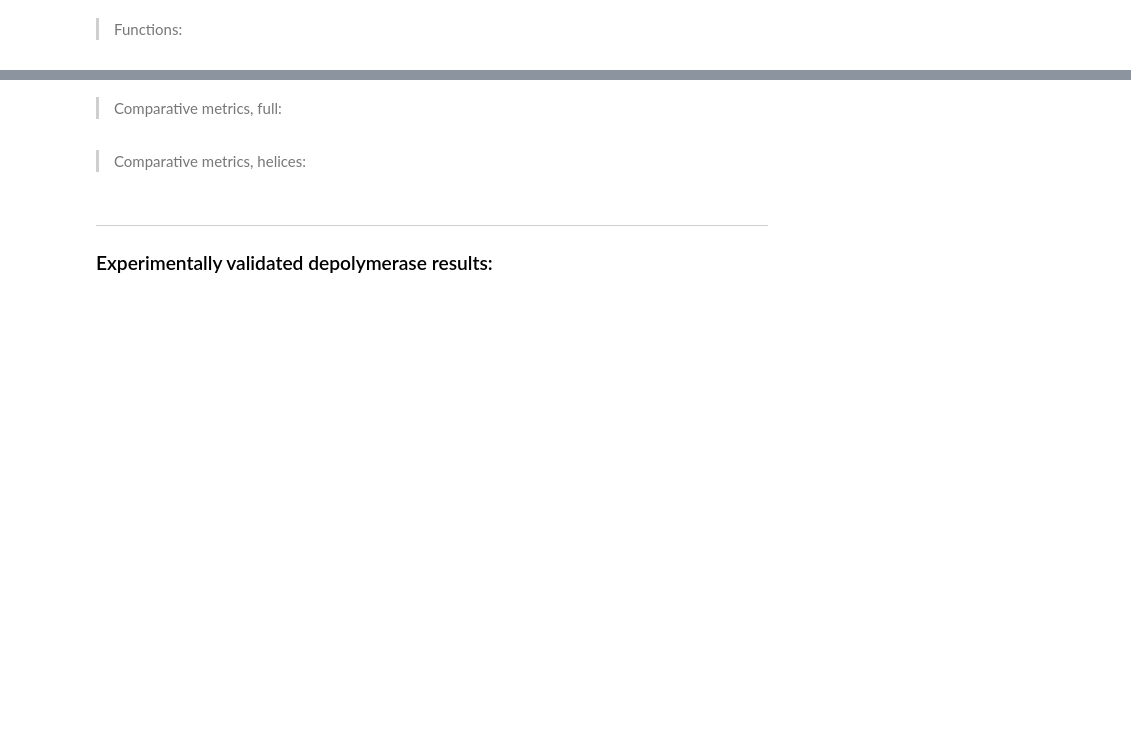
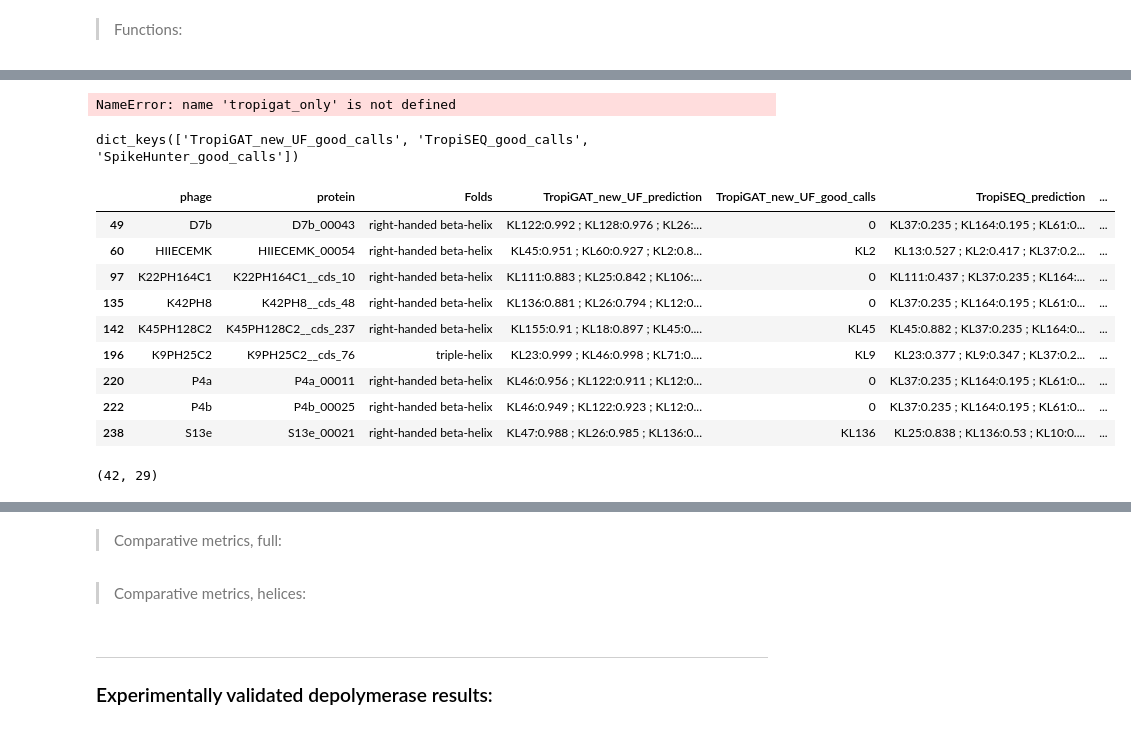
Before and after one commit to conchaeloko/DpoTropiSearch, a Jupyter notebook: benchmark/B.Compile_results.ipynb, the cells around one changed output, grey strips where cells are left out. Drawn from its saved outputs; the diff is of its cells as text; code cells hidden in the pictures; blank space fills up the shorter version.

```diff
--- a/benchmark/B.Compile_results.ipynb
+++ b/benchmark/B.Compile_results.ipynb
@@ -529,7 +547,7 @@ def clean_print(dico) :
 # %%
 helices_results_bench_df = results_bench_df[results_bench_df["Folds"].isin(["triple-helix","right-handed beta-helix"])]
 
-t = 10
+t = 15
 
 good_calls_extended = get_good_calls_extended(results_bench_df, threshold = t)
 good_calls_helices = get_good_calls_extended(helices_results_bench_df, threshold = t)
@@ -563 +571,21 @@ TropiLogReg_good_calls 21
 SpikeHunter_good_calls 44
+# %%
+set_calls = {}
+for predictor, calls in good_calls_helices.items() :
+    new_list = []
+    for call in calls :
+        a = (call[0], call[1], call[2])
+        new_list.append(a)
+    set_calls[predictor] = set(new_list)
+# %%
+# Closer look at the differences :
+tropicall = set_calls["TropiGAT_new_UF_good_calls"].union(set_calls["TropiSEQ_good_calls"])
+
+tropigat_only = set_calls["TropiGAT_new_UF_good_calls"] - set_calls["TropiSEQ_good_calls"]
+tropiset_only = set_calls["TropiSEQ_good_calls"] - set_calls["TropiGAT_new_UF_good_calls"]
+
+spikehunter_only = set_calls["SpikeHunter_good_calls"] - tropicall
+non_spikehunter = tropicall - set_calls["SpikeHunter_good_calls"]
+consensus_calls = set_calls["TropiGAT_new_UF_good_calls"] & set_calls["TropiSEQ_good_calls"] & set_calls["SpikeHunter_good_calls"]
+
+cluster_based_calls = set_calls["TropiSEQ_good_calls"] & set_calls["SpikeHunter_good_calls"]
@@ -564,2 +711,32 @@ SpikeHunter_good_calls 44
+# %%
+tropigat_only_proteins = [a[1] for a in tropigat_only]
+spikehunter_only_proteins = [a[1] for a in spikehunter_only]
+
+
+results_bench_df[results_bench_df["protein"].isin(spikehunter_only_proteins)]
+# %% [output]
+NameError: name 'tropigat_only' is not defined
+# %%
+good_calls_helices.keys()
+# %% [output]
+dict_keys(['TropiGAT_new_UF_good_calls', 'TropiSEQ_good_calls', 'SpikeHunter_good_calls'])
+# %%
+results_bench_df[results_bench_df["protein"].isin(spikehunter_only_proteins)]
+# %% [output]
+|  | phage | protein | Folds | TropiGAT_new_UF_prediction | TropiGAT_new_UF_good_calls | TropiSEQ_prediction | ... |
+| 49 | D7b | D7b_00043 | right-handed beta-helix | KL122:0.992 ; KL128:0.976 ; KL26:... | 0 | KL37:0.235 ; KL164:0.195 ; KL61:0... | ... |
+| 60 | HIIECEMK | HIIECEMK_00054 | right-handed beta-helix | KL45:0.951 ; KL60:0.927 ; KL2:0.8... | KL2 | KL13:0.527 ; KL2:0.417 ; KL37:0.2... | ... |
+| 97 | K22PH164C1 | K22PH164C1__cds_10 | right-handed beta-helix | KL111:0.883 ; KL25:0.842 ; KL106:... | 0 | KL111:0.437 ; KL37:0.235 ; KL164:... | ... |
+| 135 | K42PH8 | K42PH8__cds_48 | right-handed beta-helix | KL136:0.881 ; KL26:0.794 ; KL12:0... | 0 | KL37:0.235 ; KL164:0.195 ; KL61:0... | ... |
+| 142 | K45PH128C2 | K45PH128C2__cds_237 | right-handed beta-helix | KL155:0.91 ; KL18:0.897 ; KL45:0.... | KL45 | KL45:0.882 ; KL37:0.235 ; KL164:0... | ... |
+| 196 | K9PH25C2 | K9PH25C2__cds_76 | triple-helix | KL23:0.999 ; KL46:0.998 ; KL71:0.... | KL9 | KL23:0.377 ; KL9:0.347 ; KL37:0.2... | ... |
+| 220 | P4a | P4a_00011 | right-handed beta-helix | KL46:0.956 ; KL122:0.911 ; KL12:0... | 0 | KL37:0.235 ; KL164:0.195 ; KL61:0... | ... |
+| 222 | P4b | P4b_00025 | right-handed beta-helix | KL46:0.949 ; KL122:0.923 ; KL12:0... | 0 | KL37:0.235 ; KL164:0.195 ; KL61:0... | ... |
+| 238 | S13e | S13e_00021 | right-handed beta-helix | KL47:0.988 ; KL26:0.985 ; KL136:0... | KL136 | KL25:0.838 ; KL136:0.53 ; KL10:0.... | ... |
+# %%
+
+len(get_coverage(tropicall)) , len(get_coverage(set_calls["SpikeHunter_good_calls"]))
+# %% [output]
+(42, 29)
 # %%
 clean_print(good_calls_extended)
```
Also changed, not shown: parts of 30 cells of this notebook, 6 other files.
